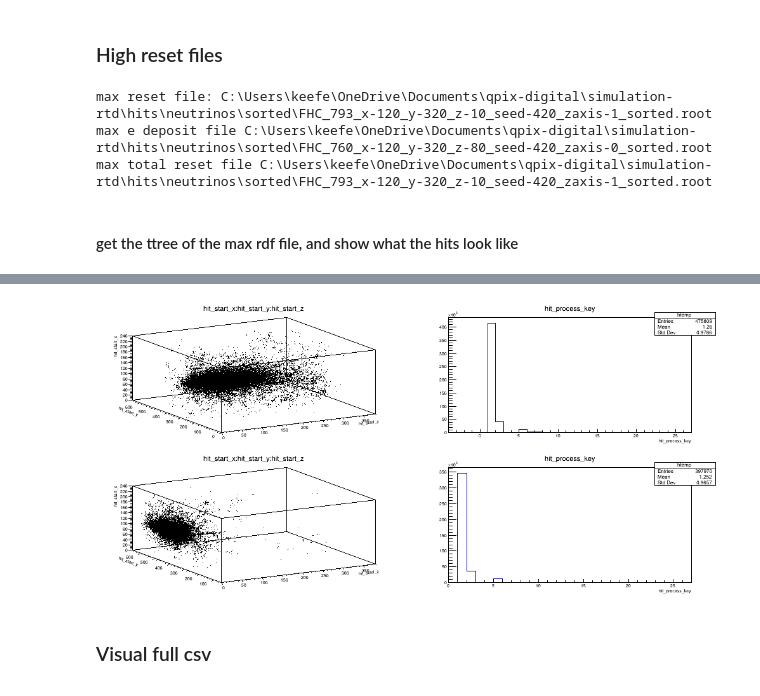
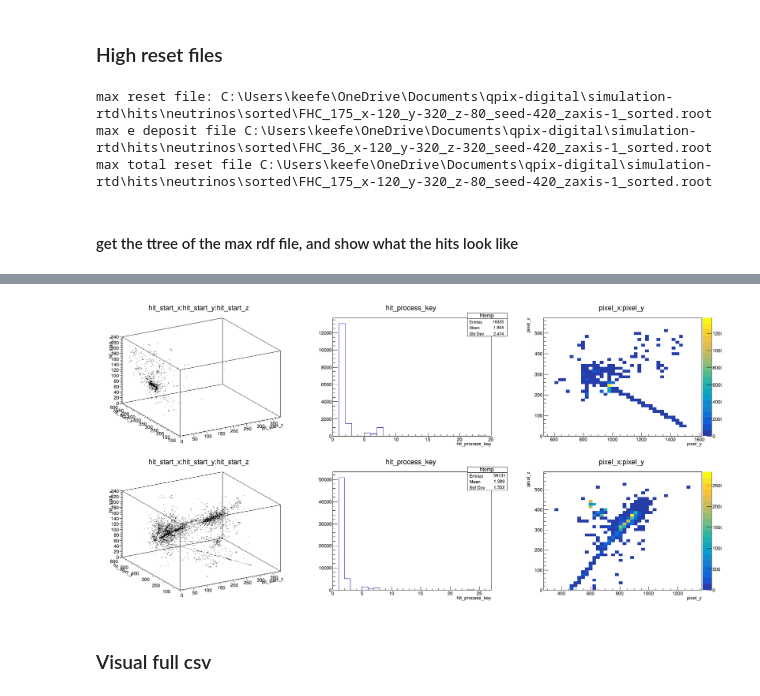
Before and after one commit to kkeefe/qpix-digital, a Jupyter notebook: simulation-rtd/hits/neutrinosAna.ipynb, the cells around one changed output, grey strips where cells are left out. Drawn from its saved outputs; the diff is of its cells as text; code cells hidden in the pictures.

```diff
--- a/simulation-rtd/hits/neutrinosAna.ipynb
+++ b/simulation-rtd/hits/neutrinosAna.ipynb
@@ -26,4 +26,12 @@ nBins = int(np.sqrt(len(rtd_files)))
 The autoreload extension is already loaded. To reload it, use:
   %reload_ext autoreload
 # %%
-idf = pd.read_csv('neutrinoAna.csv')
+# idf = pd.read_csv('neutrinoAna_tmp.csv')
+# idf = UpdateSrc(idf, src_dir)
+# idf.to_csv('NeutrinoAna_2k.csv')
+idf = pd.read_csv('NeutrinoAna_2k.csv')
+# %%
+# worst tiles
+f = idf.nlargest(5, 'tile_resets')['sortFile']
+for i in f:
+    print('file', i)
@@ -69,15 +142,16 @@ array([<AxesSubplot:title={'center':'muonReco'}>], dtype=object)
 # %%
 # max energy deposit is not the same as the max reset count
 max_reset = df.loc[df['total_resets'].idxmax()]['sortFile']
+max_reset_rtd = df.loc[df['total_resets'].idxmax()]['rtdFile']
 max_energy_deposit = df.loc[df['energy_deposit'].idxmax()]['sortFile']
 max_total_resets = df.loc[df['total_resets'].idxmax()]['sortFile']
 print(f"max reset file: {max_reset}")
 print(f"max e deposit file {max_energy_deposit}")
 print(f"max total reset file {max_total_resets}")
 # %% [output]
-max reset file: C:\Users\keefe\OneDrive\Documents\qpix-digital\simulation-rtd\hits\neutrinos\sorted\FHC_793_x-120_y-320_z-10_seed-420_zaxis-1_sorted.root
-max e deposit file C:\Users\keefe\OneDrive\Documents\qpix-digital\simulation-rtd\hits\neutrinos\sorted\FHC_760_x-120_y-320_z-80_seed-420_zaxis-0_sorted.root
-max total reset file C:\Users\keefe\OneDrive\Documents\qpix-digital\simulation-rtd\hits\neutrinos\sorted\FHC_793_x-120_y-320_z-10_seed-420_zaxis-1_sorted.root
+max reset file: C:\Users\keefe\OneDrive\Documents\qpix-digital\simulation-rtd\hits\neutrinos\sorted\FHC_175_x-120_y-320_z-80_seed-420_zaxis-1_sorted.root
+max e deposit file C:\Users\keefe\OneDrive\Documents\qpix-digital\simulation-rtd\hits\neutrinos\sorted\FHC_36_x-120_y-320_z-320_seed-420_zaxis-1_sorted.root
+max total reset file C:\Users\keefe\OneDrive\Documents\qpix-digital\simulation-rtd\hits\neutrinos\sorted\FHC_175_x-120_y-320_z-80_seed-420_zaxis-1_sorted.root
 # %% [markdown]
 #### get the ttree of the max rdf file, and show what the hits look like
 # %%
@@ -123,17 +224,33 @@ def viewProcesses(sorted_file, cvname="c", canvas=None):
     else:
         return canvas
 # %%
+id = 1994
+# max_reset = df.loc[df['total_resets'].idxmax()]['sortFile']
+# max_reset_rtd = df.loc[df['total_resets'].idxmax()]['rtdFile']
+max_reset = df['sortFile'][id]
+max_reset_rtd = df['rtdFile'][id]
+print(f"looking in file: {max_reset}")
 ## verify that the rotation angle works
-canv = ROOT.TCanvas("canv", "canv", 1000, 500)
-canv.Divide(2,2)
+canv = ROOT.TCanvas("canv", "canv" , 2000, 1000)
+canv.Divide(3,2)
 canv.cd(1)
 f = viewEvent(max_reset, "f", canv)
 canv.cd(2)
 e = viewProcesses(max_reset, "e", canv)
-swap_reset = max_reset.replace("zaxis-1", "zaxis-0")
 canv.cd(3)
+a = viewTileResets(max_reset_rtd, "a", canv)
+if 'zaxis-1' in max_reset:
+    swap_reset = max_reset.replace("zaxis-1", "zaxis-0")
+    swap_rtd = max_reset_rtd.replace("zaxis-1", "zaxis-0")
+else:
+    swap_reset = max_reset.replace("zaxis-0", "zaxis-1")
+    swap_rtd = max_reset_rtd.replace("zaxis-0", "zaxis-1")
+print("looking for rtd at", swap_rtd)
+canv.cd(4)
 g = viewEvent(swap_reset, "f", canv)
-canv.cd(4)
+canv.cd(5)
 h = viewProcesses(swap_reset, "e", canv)
+canv.cd(6)
+b = viewTileResets(swap_rtd, "b", canv)
 canv.Draw()
 # %% [output]
@@ -141,4 +260,4 @@ Warning in <TCanvas::Constructor>: Deleting canvas with same name: canv
-[figure, old version]
+[figure, new version]
 # %% [markdown]
 ### Visual full csv
 # %% [markdown]
```
Also changed, not shown: parts of 10 cells of this notebook, 7 other files.
